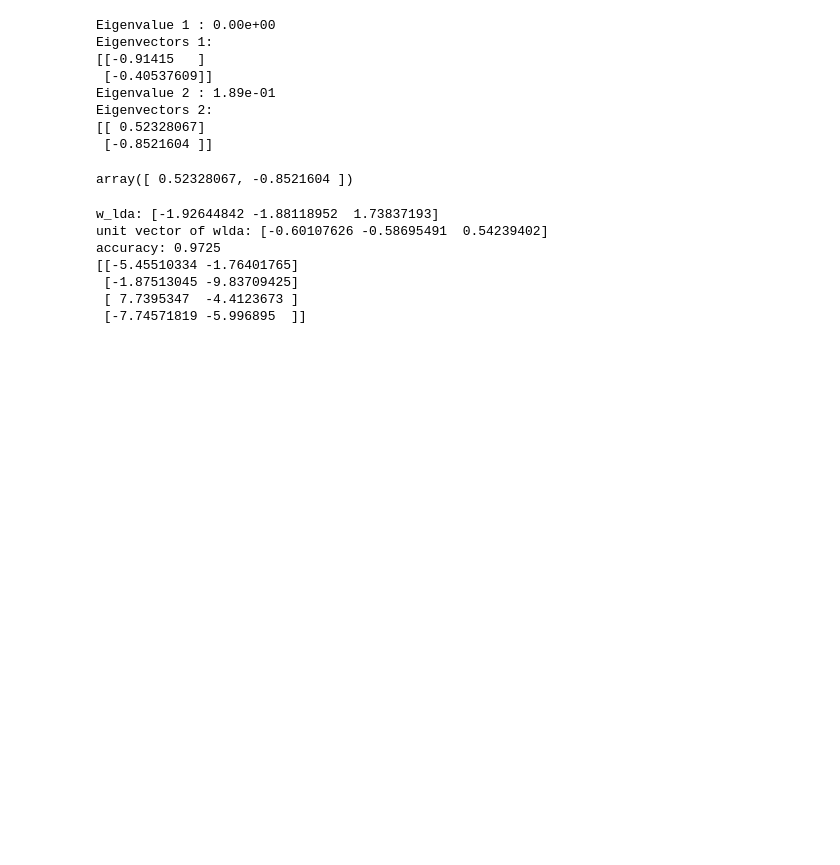
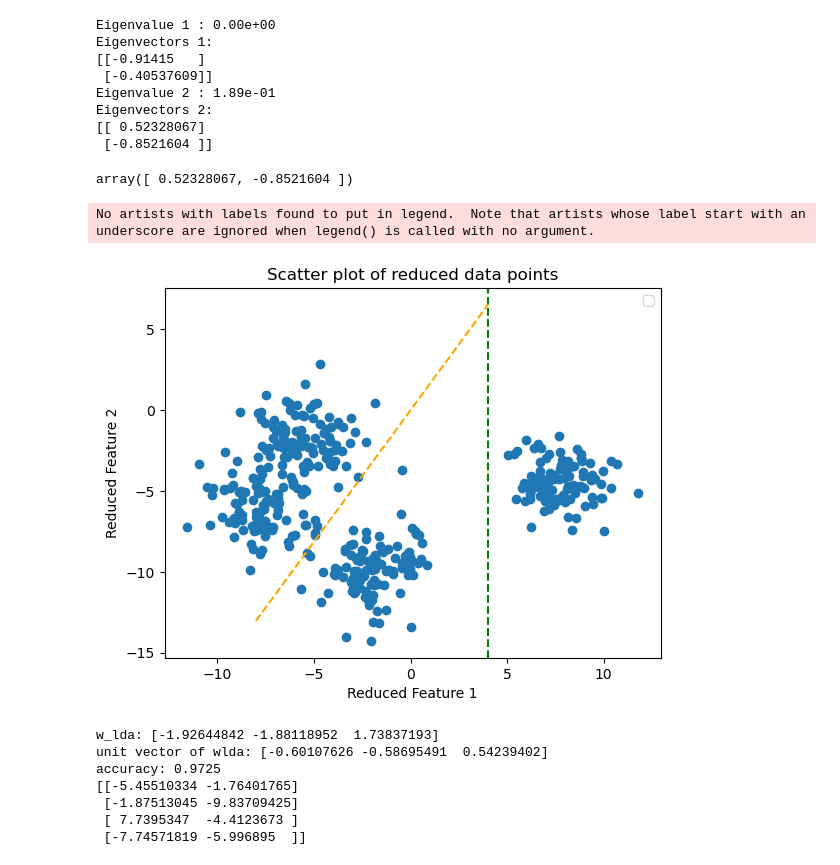
Before and after one commit to matthewpkearney/hw2-classification, a Jupyter notebook: MatthewKearney_HW2.ipynb, the cells around one changed output. Drawn from its saved outputs; the diff is of its cells as text; code cells hidden in the pictures; blank space fills up the shorter version.

```diff
--- a/MatthewKearney_HW2.ipynb
+++ b/MatthewKearney_HW2.ipynb
@@ -310,6 +310,29 @@ Eigenvectors 2:
 [[ 0.52328067]
  [-0.8521604 ]]
 array([ 0.52328067, -0.8521604 ])
+# %%
+plt.scatter(X_p[:, 0], X_p[:, 1], marker="o")
+
+plt.title('Scatter plot of reduced data points')
+
+#NOTE: may want to use observed eigenvalue/vectors directly for precision
+# X [400x4], w [4x2] (k=2, 2 highest lambda eigenvectors)
+# Slope from LDA 1
+plt.axvline(x=4, color='green', linestyle='--')
+plt.xlabel('Reduced Feature 1')
+plt.ylabel('Reduced Feature 2')
+
+#Slope from LDA 2 (binary LDA)
+slope = 0.8521604/0.52328067
+x_values = np.linspace(-8, 4, 100)
+y_values = slope * x_values
+plt.plot(x_values, y_values, color = 'orange', linestyle='--')
+
+plt.legend()
+plt.show()
+# %% [output]
+No artists with labels found to put in legend.  Note that artists whose label start with an underscore are ignored when legend() is called with no argument.
+[figure, added]
 # %%
 # from sklearn.model_selection import train_test_split
 from sklearn.discriminant_analysis import LinearDiscriminantAnalysis
```
Also changed, not shown: parts of 13 cells of this notebook, 1 other file.
